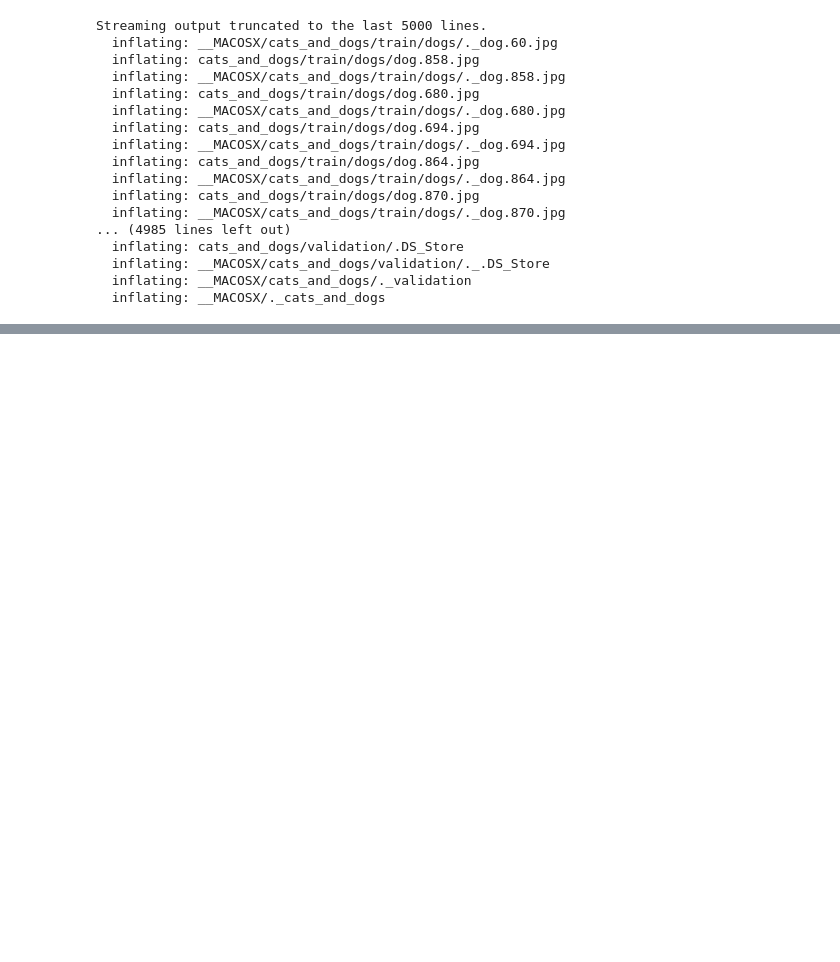
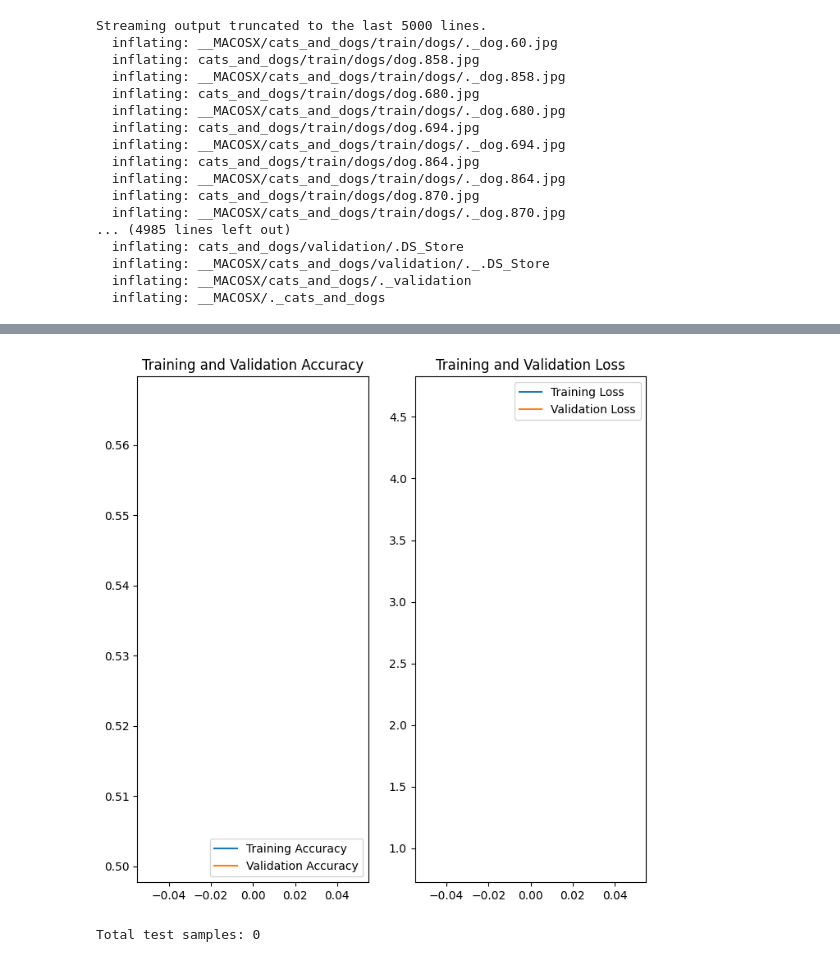
Before and after one commit to xmadmaxdx/ML, a Jupyter notebook: fcc_cat_dog.ipynb, the cells around one changed output, grey strips where cells are left out. Drawn from its saved outputs; the diff is of its cells as text; code cells hidden in the pictures; blank space fills up the shorter version.

```diff
--- a/fcc_cat_dog.ipynb
+++ b/fcc_cat_dog.ipynb
@@ -229,7 +221,7 @@ Model: "sequential_2"
 history = model.fit(
     train_data_gen,
     steps_per_epoch=total_train // (batch_size // 2),
-    epochs=5,
+    epochs=10,
     validation_data=val_data_gen,
     validation_steps=total_val // (batch_size // 2)
 )
@@ -241,26 +231,38 @@ Epoch 2/5
 # %%
 # 9
 acc = history.history['accuracy']
 val_acc = history.history['val_accuracy']
 
 loss = history.history['loss']
 val_loss = history.history['val_loss']
 
-epochs_range = range(epochs)
+actual_epochs = len(history.history['accuracy'])
+epochs_range = range(actual_epochs)
+
 
 plt.figure(figsize=(8, 8))
+
+
 plt.subplot(1, 2, 1)
 plt.plot(epochs_range, acc, label='Training Accuracy')
 plt.plot(epochs_range, val_acc, label='Validation Accuracy')
 plt.legend(loc='lower right')
 plt.title('Training and Validation Accuracy')
 
+
 plt.subplot(1, 2, 2)
 plt.plot(epochs_range, loss, label='Training Loss')
 plt.plot(epochs_range, val_loss, label='Validation Loss')
 plt.legend(loc='upper right')
 plt.title('Training and Validation Loss')
+
 plt.show()
+# %% [output]
+[figure, added]
+# %%
+print("Total test samples:", test_data_gen.samples)  # Should print a number > 0
+# %% [output]
+Total test samples: 0
 # %%
 # 10
 probabilities = [int(boolean) for boolean in model.predict(test_data_gen) > 0.5]
```
Also changed, not shown: parts of 8 cells of this notebook.
